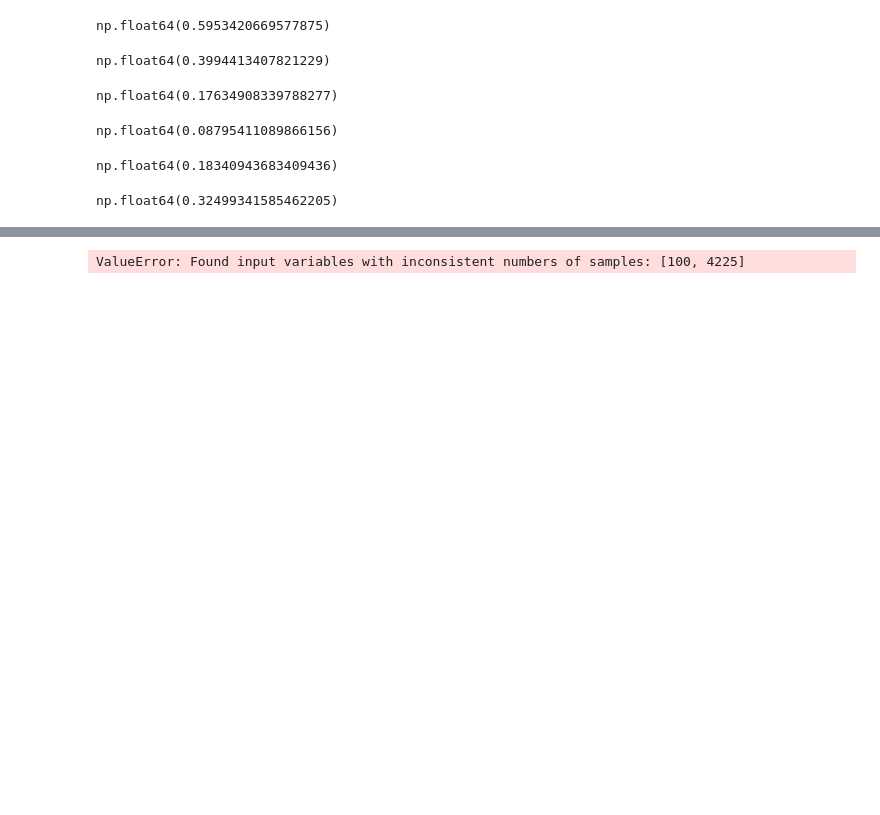
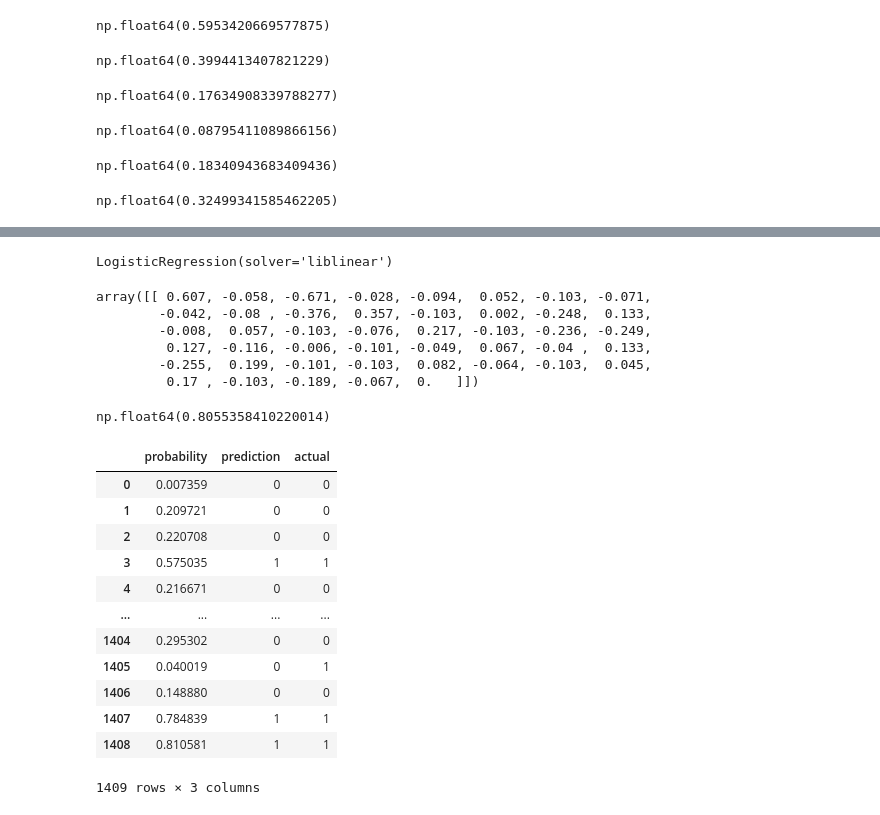
Before and after one commit to GabrielFerreiraAbel/Math-to-models, a Jupyter notebook: machine_learning/3.classification/churn-prediction.ipynb, the cells around one changed output, grey strips where cells are left out. Cells and saved outputs as stored; diff of their text form; code cells hidden in the pictures; blank space fills up the shorter version.

```diff
--- a/machine_learning/3.classification/churn-prediction.ipynb
+++ b/machine_learning/3.classification/churn-prediction.ipynb
@@ -446,7 +446,7 @@ dv = DictVectorizer(sparse = False)
 # %%
 X_train = dv.fit_transform(train_dicts)
 # %%
-val_dicts = df_val[categorical + numerical].iloc[:100].to_dict(orient = 'records')
+val_dicts = df_val[categorical + numerical].to_dict(orient = 'records')
 # %%
 X_val = dv.transform(val_dicts)
 # %%
@@ -511,7 +521,16 @@ def logistic_regression(xi):
 # %%
 from sklearn.linear_model import LogisticRegression
 # %%
-model = LogisticRegression()
+model = LogisticRegression(solver='liblinear')  # solver padrao do sklearn na epoca do curso
 model.fit(X_train, y_train)
 # %% [output]
-ValueError: Found input variables with inconsistent numbers of samples: [100, 4225]
+LogisticRegression(solver='liblinear')
+# %%
+model.coef_.round(3)
+# %% [output]
+array([[ 0.607, -0.058, -0.671, -0.028, -0.094,  0.052, -0.103, -0.071,
+        -0.042, -0.08 , -0.376,  0.357, -0.103,  0.002, -0.248,  0.133,
+        -0.008,  0.057, -0.103, -0.076,  0.217, -0.103, -0.236, -0.249,
+         0.127, -0.116, -0.006, -0.101, -0.049,  0.067, -0.04 ,  0.133,
+        -0.255,  0.199, -0.101, -0.103,  0.082, -0.064, -0.103,  0.045,
+         0.17 , -0.103, -0.189, -0.067,  0.   ]])
@@ -517,0 +541,25 @@ ValueError: Found input variables with inconsistent numbers of samples: [100, 42
+# %%
+(y_val == churn_decision).mean()
+# %% [output]
+np.float64(0.8055358410220014)
+# %%
+df_pred = pd.DataFrame()
+df_pred['probability'] = y_pred
+df_pred['prediction'] = churn_decision.astype(int)
+df_pred['actual'] = y_val
+
+df_pred
+# %% [output]
+|  | probability | prediction | actual |
+| 0 | 0.007359 | 0 | 0 |
+| 1 | 0.209721 | 0 | 0 |
+| 2 | 0.220708 | 0 | 0 |
+| 3 | 0.575035 | 1 | 1 |
+| 4 | 0.216671 | 0 | 0 |
+| ... | ... | ... | ... |
+| 1404 | 0.295302 | 0 | 0 |
+| 1405 | 0.040019 | 0 | 1 |
+| 1406 | 0.148880 | 0 | 0 |
+| 1407 | 0.784839 | 1 | 1 |
+| 1408 | 0.810581 | 1 | 1 |
+1409 rows × 3 columns
```
Also changed, not shown: parts of 10 cells of this notebook.
